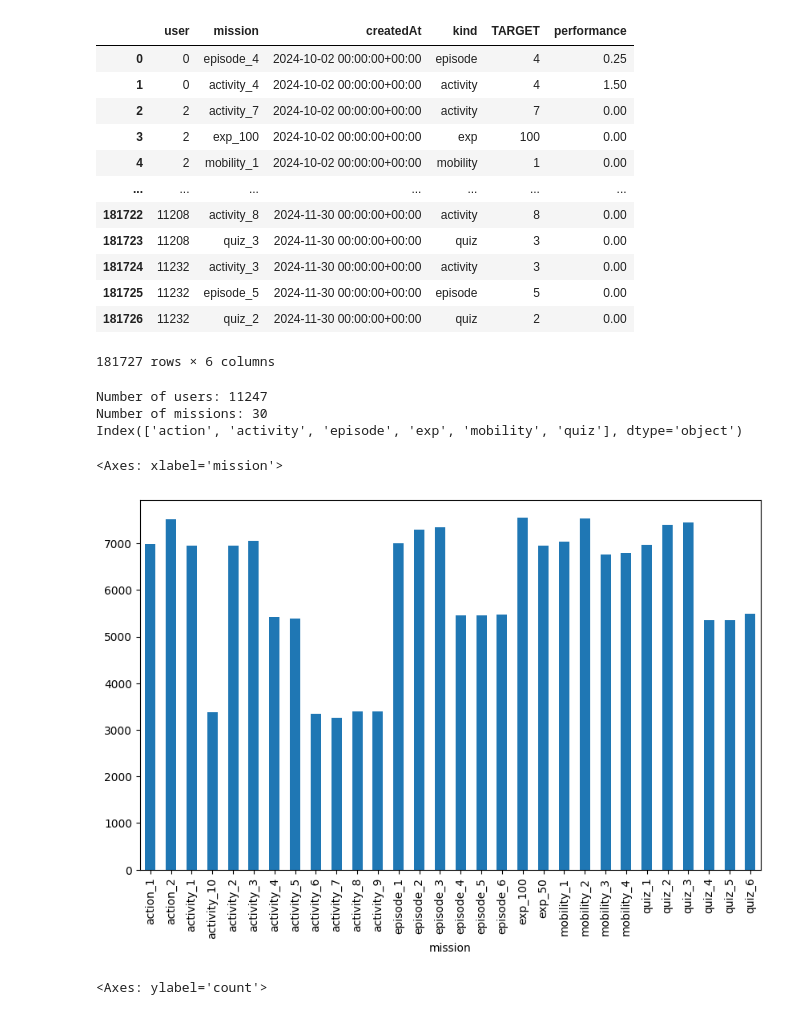
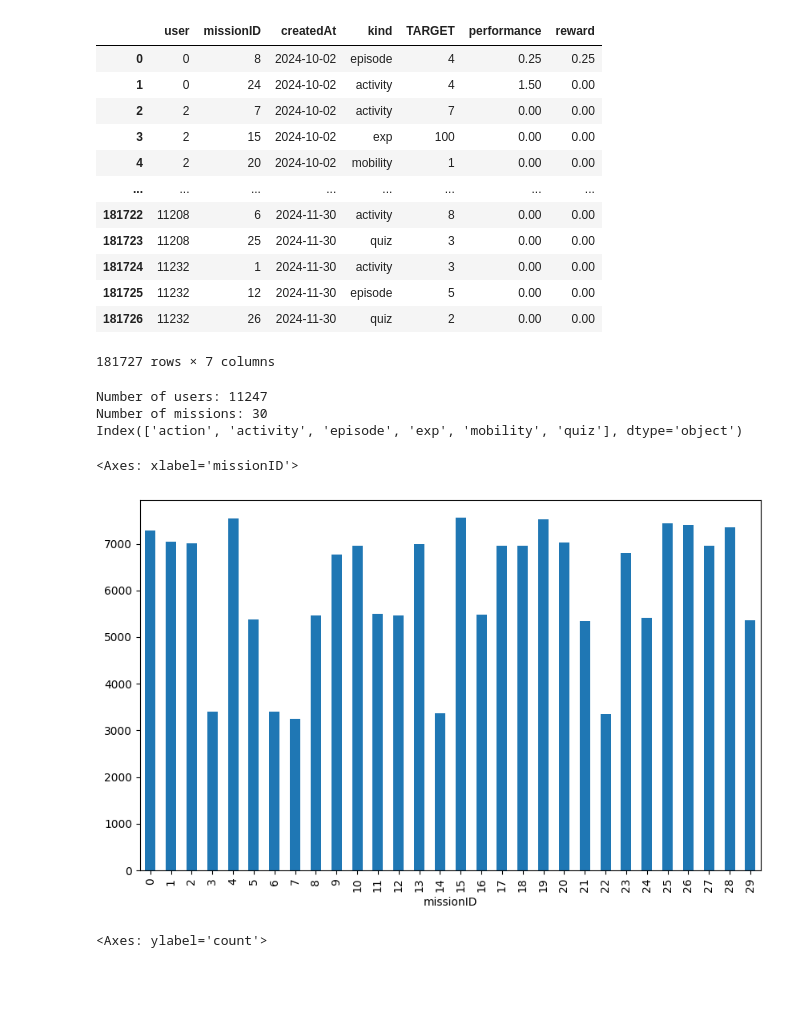
Before and after one commit to rik1599/recsys4good, a Jupyter notebook: exploration.ipynb, the cells around one changed output. Cells and saved outputs as stored; diff of their text form; code cells hidden in the pictures; blank space fills up the shorter version.

Commit message:
Update missionCatalog_id handling; rename column and adjust DataFrame structure in bandit implementation

```diff
--- a/exploration.ipynb
+++ b/exploration.ipynb
@@ -1,36 +1,43 @@
 # %%
 import pandas as pd
 import matplotlib.pyplot as plt
-from tqdm.auto import tqdm
-tqdm.pandas()
 
 df = pd.read_csv('./data/October_November_missions_full.csv')
 df = df[~df['missionCatalog_id'].isin(['f1455712-fa2b-4feb-b7f9-ab8ddfa29e8d', 'd090d147-1ac9-4963-9c2b-1f5e663bad44'])]
 
-df.rename(columns={'sub': 'user'}, inplace=True)
+df.rename(columns={'sub': 'user', 'missionCatalog_id': 'missionID'}, inplace=True)
 df['mission'] = df['kind'] + '_' + df['TARGET'].astype(str)
 
-df = df[['user', 'mission', 'createdAt', 'kind', 'TARGET', 'performance']]
-df['createdAt'] = pd.to_datetime(df['createdAt'])
+df = df[['user', 'missionID', 'createdAt', 'kind', 'TARGET', 'performance']]
+#df = df.groupby('user').filter(lambda x: x['createdAt'].nunique() > 7)
+df['createdAt'] = pd.to_datetime(df['createdAt']).dt.date
+
 df['user'] = df['user'].astype('category').cat.codes
-df['mission'] = df['mission'].astype('category')
+df['missionID'] = df['missionID'].astype('category').cat.codes
 df['kind'] = df['kind'].astype('category')
+
+def reward(x):
+    if x <= 1:
+        return x
+    return max(0, 2 - x**2)
+
+df['reward'] = df['performance'].apply(reward)
 
 df.sort_values(by=['createdAt', 'user'], inplace=True, ignore_index=True)
 df
 # %% [output]
-|  | user | mission | createdAt | kind | TARGET | performance |
-| 0 | 0 | episode_4 | 2024-10-02 00:00:00+00:00 | episode | 4 | 0.25 |
-| 1 | 0 | activity_4 | 2024-10-02 00:00:00+00:00 | activity | 4 | 1.50 |
-| 2 | 2 | activity_7 | 2024-10-02 00:00:00+00:00 | activity | 7 | 0.00 |
-| 3 | 2 | exp_100 | 2024-10-02 00:00:00+00:00 | exp | 100 | 0.00 |
-| 4 | 2 | mobility_1 | 2024-10-02 00:00:00+00:00 | mobility | 1 | 0.00 |
-| ... | ... | ... | ... | ... | ... | ... |
-| 181722 | 11208 | activity_8 | 2024-11-30 00:00:00+00:00 | activity | 8 | 0.00 |
-| 181723 | 11208 | quiz_3 | 2024-11-30 00:00:00+00:00 | quiz | 3 | 0.00 |
-| 181724 | 11232 | activity_3 | 2024-11-30 00:00:00+00:00 | activity | 3 | 0.00 |
-| 181725 | 11232 | episode_5 | 2024-11-30 00:00:00+00:00 | episode | 5 | 0.00 |
-| 181726 | 11232 | quiz_2 | 2024-11-30 00:00:00+00:00 | quiz | 2 | 0.00 |
+|  | user | missionID | createdAt | kind | TARGET | performance | reward |
+| 0 | 0 | 8 | 2024-10-02 | episode | 4 | 0.25 | 0.25 |
+| 1 | 0 | 24 | 2024-10-02 | activity | 4 | 1.50 | 0.00 |
+| 2 | 2 | 7 | 2024-10-02 | activity | 7 | 0.00 | 0.00 |
+| 3 | 2 | 15 | 2024-10-02 | exp | 100 | 0.00 | 0.00 |
+| 4 | 2 | 20 | 2024-10-02 | mobility | 1 | 0.00 | 0.00 |
+| ... | ... | ... | ... | ... | ... | ... | ... |
+| 181722 | 11208 | 6 | 2024-11-30 | activity | 8 | 0.00 | 0.00 |
+| 181723 | 11208 | 25 | 2024-11-30 | quiz | 3 | 0.00 | 0.00 |
+| 181724 | 11232 | 1 | 2024-11-30 | activity | 3 | 0.00 | 0.00 |
+| 181725 | 11232 | 12 | 2024-11-30 | episode | 5 | 0.00 | 0.00 |
+| 181726 | 11232 | 26 | 2024-11-30 | quiz | 2 | 0.00 | 0.00 |
-181727 rows × 6 columns
+181727 rows × 7 columns
 # %%
 n_users = df['user'].nunique()
@@ -47,10 +54,10 @@ Index(['action', 'activity', 'episode', 'exp', 'mobility', 'quiz'], dtype='objec
 # %%
 plt.figure(figsize=(10, 6))
 
-df.groupby('mission', observed=True).size().plot(kind='bar')
+df.groupby('missionID', observed=True).size().plot(kind='bar')
 # %% [output]
-<Axes: xlabel='mission'>
+<Axes: xlabel='missionID'>
-[figure, old version]
+[figure, new version]
 # %%
 df['performance'].apply(lambda x: x >= 1).value_counts().plot(kind='pie', autopct='%1.1f%%', startangle=90, labels=['Failed', 'Succeeded'])
 # %% [output]
```
Also changed, not shown: parts of 1 cell of this notebook, 3 other files.
